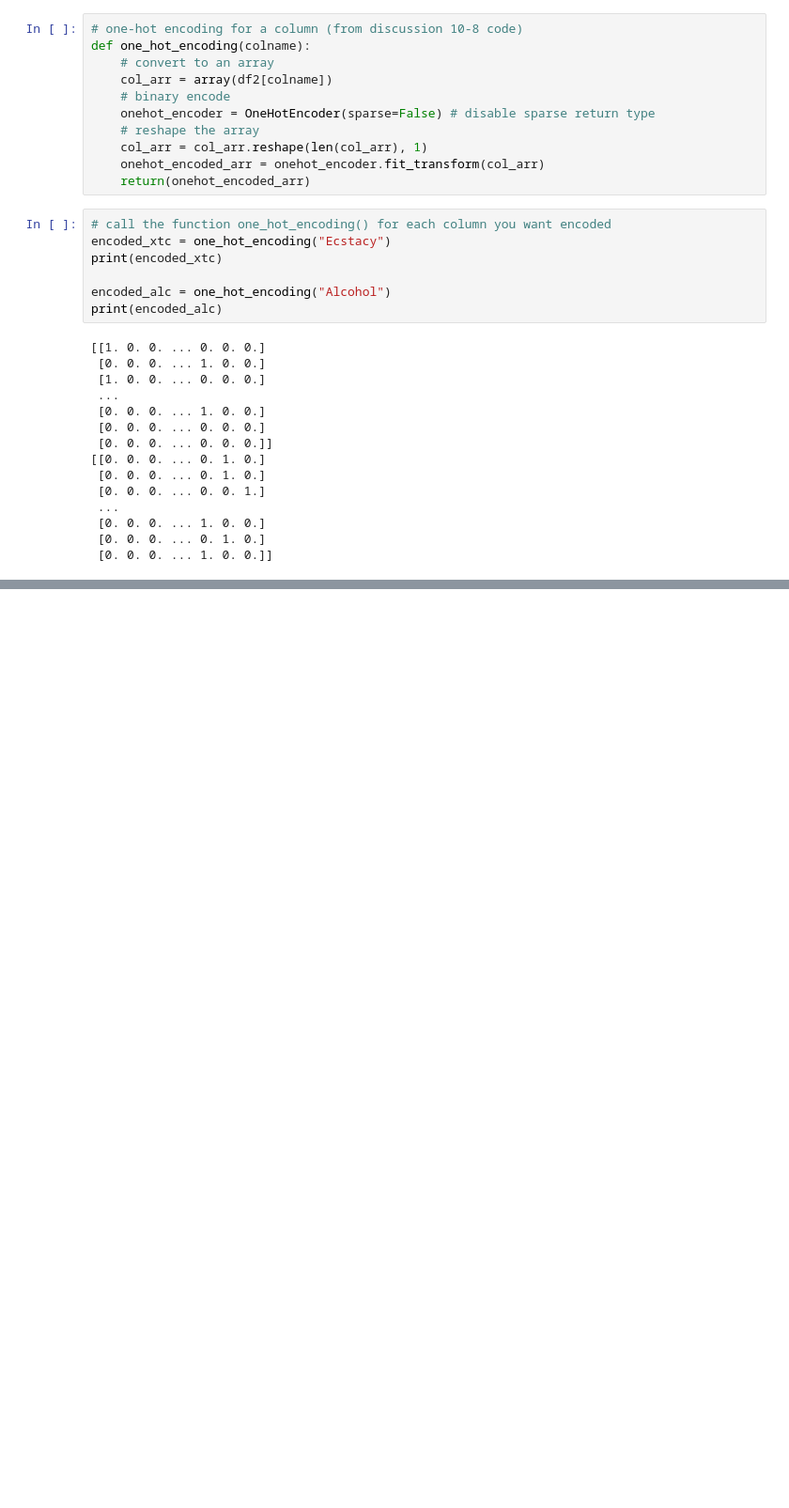
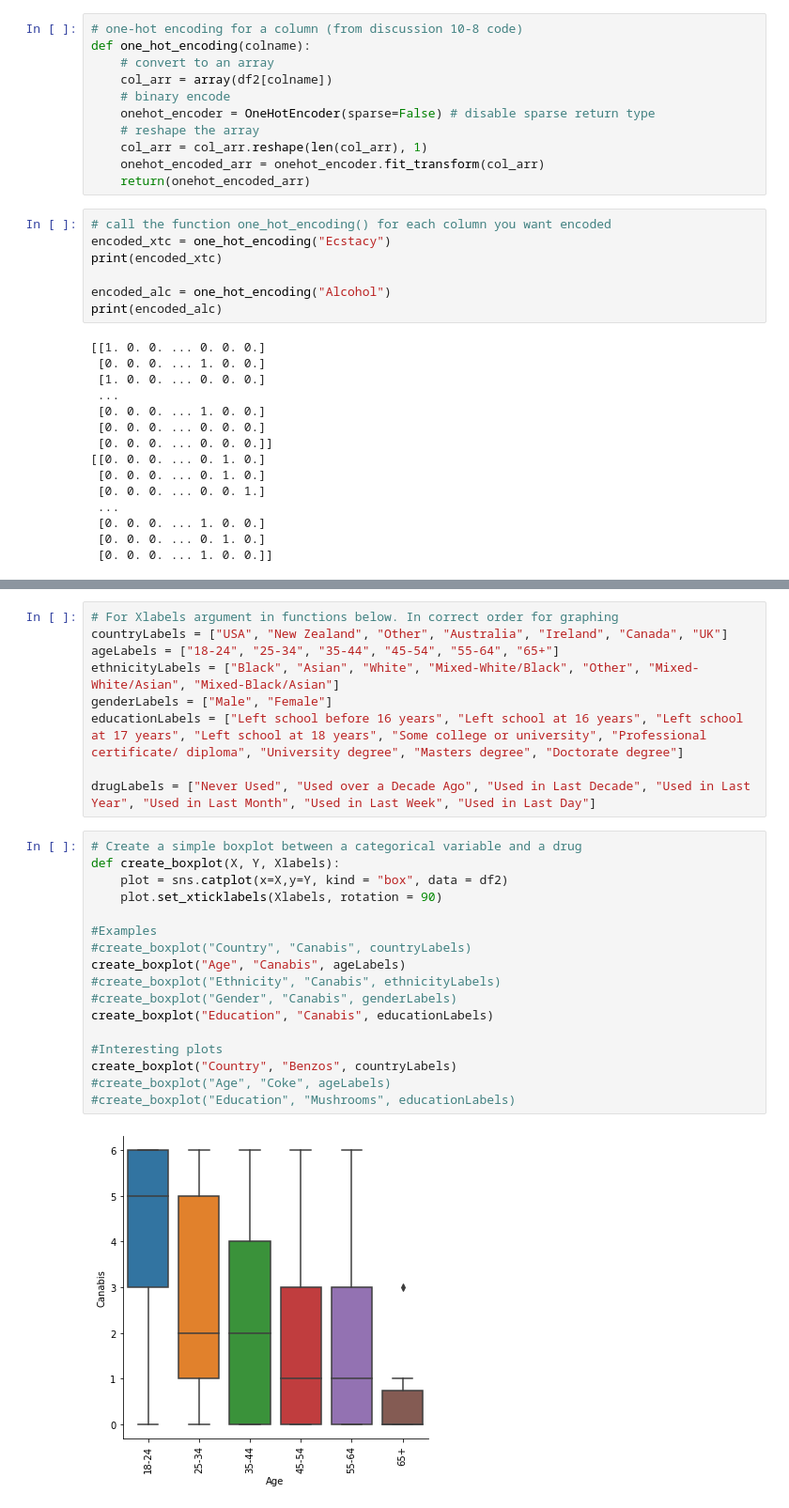
Before and after one commit to lucasrod25/drug-consumption-analysis, a Jupyter notebook: Data_Management.ipynb, the cells around one changed output, grey strips where cells are left out. Shown at 94% size. Saved outputs shown, nothing was run; the diff lists cells and outputs as text; blank space fills up the shorter version.

Commit message:
updated data management

```diff
--- a/Data_Management.ipynb
+++ b/Data_Management.ipynb
@@ -93 +93,29 @@ sns.catplot(x="Country", y="Canabis", kind="box", data=df2)
 [figure]
+# %%
+# For Xlabels argument in functions below. In correct order for graphing
+countryLabels = ["USA", "New Zealand", "Other", "Australia", "Ireland", "Canada", "UK"]
+ageLabels = ["18-24", "25-34", "35-44", "45-54", "55-64", "65+"]
+ethnicityLabels = ["Black", "Asian", "White", "Mixed-White/Black", "Other", "Mixed-White/Asian", "Mixed-Black/Asian"]
+genderLabels = ["Male", "Female"]
+educationLabels = ["Left school before 16 years", "Left school at 16 years", "Left school at 17 years", "Left school at 18 years", "Some college or university", "Professional certificate/ diploma", "University degree", "Masters degree", "Doctorate degree"]
+
+drugLabels = ["Never Used", "Used over a Decade Ago", "Used in Last Decade", "Used in Last Year", "Used in Last Month", "Used in Last Week", "Used in Last Day"]
+# %%
+# Create a simple boxplot between a categorical variable and a drug
+def create_boxplot(X, Y, Xlabels):
+    plot = sns.catplot(x=X,y=Y, kind = "box", data = df2)
+    plot.set_xticklabels(Xlabels, rotation = 90)
+
+#Examples
+#create_boxplot("Country", "Canabis", countryLabels)
+create_boxplot("Age", "Canabis", ageLabels)
+#create_boxplot("Ethnicity", "Canabis", ethnicityLabels)
+#create_boxplot("Gender", "Canabis", genderLabels)
+create_boxplot("Education", "Canabis", educationLabels)
+
+#Interesting plots
+create_boxplot("Country", "Benzos", countryLabels)
+#create_boxplot("Age", "Coke", ageLabels)
+#create_boxplot("Education", "Mushrooms", educationLabels)
+# %% [output]
+[figure, added]
```
Also changed, not shown: parts of 17 cells of this notebook.
